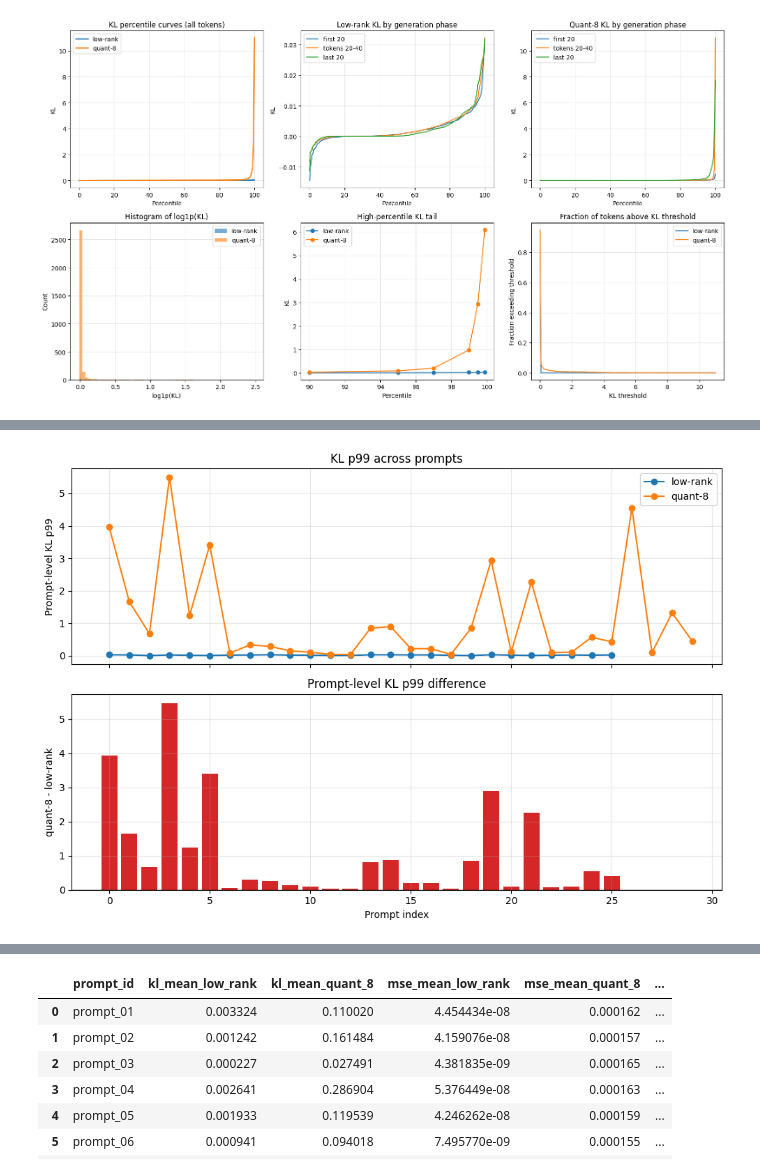
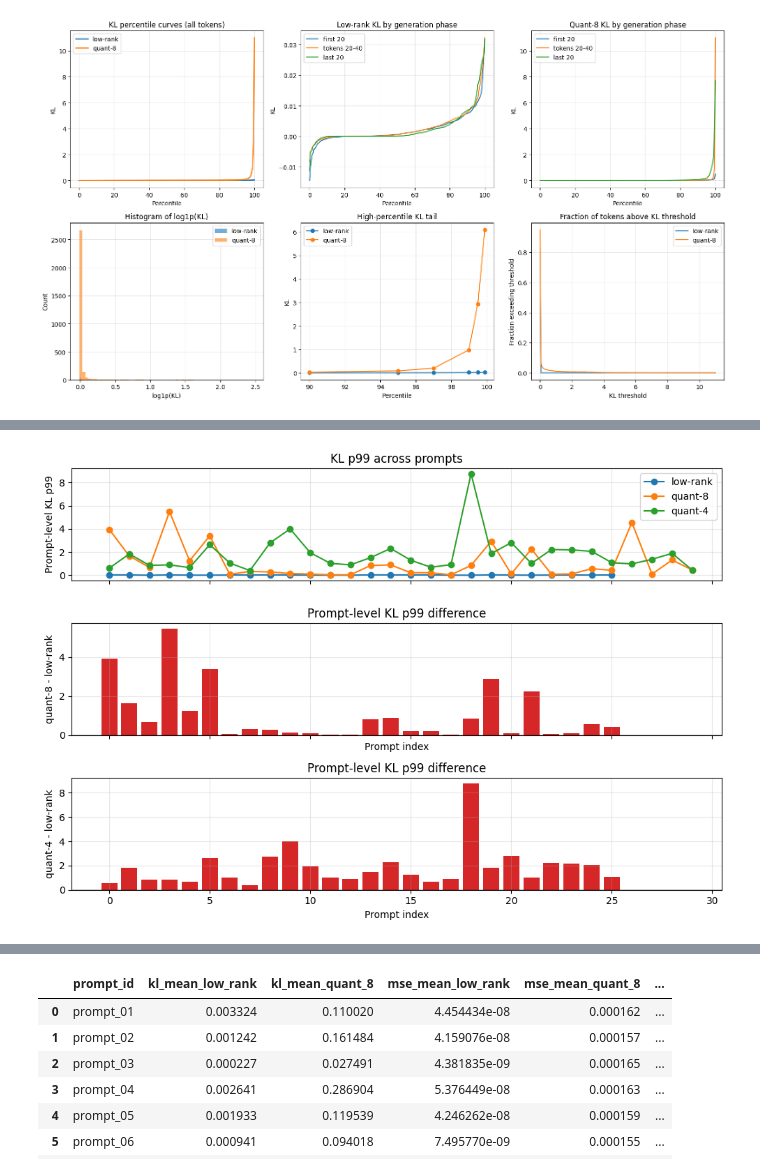
Before and after one commit to Teddygat0r/sssm-states, a Jupyter notebook: data_analysis_mamba.ipynb, the cells around one changed output, grey strips where cells are left out. Cells and saved outputs as stored; diff of their text form; code cells hidden in the pictures.

Commit message:
Debugged Zamba2 exp scripts, added setup script. Added quant4 in data analysis notebook

```diff
--- a/data_analysis_mamba.ipynb
+++ b/data_analysis_mamba.ipynb
@@ -93,7 +97,8 @@ all_prompt_ids_q
  'prompt_30']
 # %%
 records_svd = load_run(RUN_DIR_svd)
-records_q = load_run(RUN_DIR_q)
+records_q8 = load_run(RUN_DIR_q8)
+records_q4 = load_run(RUN_DIR_q4)
 
-len(records_svd), len(records_q)
+len(records_svd), len(records_q8), len(records_q4)
 # %% [output]
@@ -428,7 +477,8 @@ def get_kl_tensors(records):
     return [r["kl"].float().cpu().numpy() for r in records if r["kl"] is not None]
 
 kl_tensors_svd = get_kl_tensors(records_svd)
-kl_tensors_q = get_kl_tensors(records_q)
+kl_tensors_q8 = get_kl_tensors(records_q8)
+kl_tensors_q4 = get_kl_tensors(records_q4)
 
 def trimmed_mean(arr, percentiles=(10, 90)):
     bottom, top = np.percentile(arr, percentiles)
@@ -439,19 +489,24 @@ def spike_rate(arr, spike_threshold=2.0):
     return float(np.mean(arr > spike_threshold))
 
 kl_median_svd = [np.median(t) for t in kl_tensors_svd]
-kl_median_q = [np.median(t) for t in kl_tensors_q]
+kl_median_q8 = [np.median(t) for t in kl_tensors_q8]
+kl_median_q4 = [np.median(t) for t in kl_tensors_q4]
 
 kl_trimmed_mean_svd = [trimmed_mean(t) for t in kl_tensors_svd]
-kl_trimmed_mean_q = [trimmed_mean(t) for t in kl_tensors_q]
+kl_trimmed_mean_q8 = [trimmed_mean(t) for t in kl_tensors_q8]
+kl_trimmed_mean_q4 = [trimmed_mean(t) for t in kl_tensors_q4]
 
 kl_p99_svd = [np.percentile(t, 99) for t in kl_tensors_svd]
-kl_p99_q = [np.percentile(t, 99) for t in kl_tensors_q]
+kl_p99_q8 = [np.percentile(t, 99) for t in kl_tensors_q8]
+kl_p99_q4 = [np.percentile(t, 99) for t in kl_tensors_q4]
 
 spike_rates_svd = [spike_rate(t) for t in kl_tensors_svd]
-spike_rates_q = [spike_rate(t) for t in kl_tensors_q]
+spike_rates_q8 = [spike_rate(t) for t in kl_tensors_q8]
+spike_rates_q4 = [spike_rate(t) for t in kl_tensors_q4]
 
 print("Average spike rate low-rank:", np.mean(spike_rates_svd))
-print("Average spike rate quant-8:", np.mean(spike_rates_q))
+print("Average spike rate quant-8:", np.mean(spike_rates_q8))
+print("Average spike rate quant-4:", np.mean(spike_rates_q4))
 # %% [output]
 Average spike rate low-rank: 0.0
 Average spike rate quant-8: 0.006
@@ -622,7 +678,8 @@ def prompt_stats(tensors, label):
 
 prompt_df = pd.concat([
     prompt_stats(kl_tensors_svd, "low-rank"),
-    prompt_stats(kl_tensors_q, "quant-8"),
+    prompt_stats(kl_tensors_q8, "quant-8"),
+    prompt_stats(kl_tensors_q4, "quant-4"),
 ], ignore_index=True)
 
 prompt_df.head()
@@ -635,29 +692,39 @@ prompt_df.head()
 | 4 | low-rank | 4 | 0.001933 | 0.000383 | 0.006186 | 0.008514 | 0.012330 | 0.012390 | 0.0 | 0.0 |
 # %%
 plot_df = prompt_df.pivot(index="prompt_idx", columns="method", values="p99").sort_index()
-plot_df["diff_q_minus_svd"] = plot_df["quant-8"] - plot_df["low-rank"]
+plot_df["diff_q8_minus_svd"] = plot_df["quant-8"] - plot_df["low-rank"]
+plot_df["diff_q4_minus_svd"] = plot_df["quant-4"] - plot_df["low-rank"]
 
-fig, axes = plt.subplots(2, 1, figsize=(10, 7), sharex=True)
+fig, axes = plt.subplots(3, 1, figsize=(10, 7), sharex=True)
 
 axes[0].plot(plot_df.index, plot_df["low-rank"], marker="o", label="low-rank")
 axes[0].plot(plot_df.index, plot_df["quant-8"], marker="o", label="quant-8")
+axes[0].plot(plot_df.index, plot_df["quant-4"], marker="o", label="quant-4")
 axes[0].set_ylabel("Prompt-level KL p99")
 axes[0].set_title("KL p99 across prompts")
 axes[0].legend()
 axes[0].grid(alpha=0.3)
 
-colors = ["tab:red" if x > 0 else "tab:blue" for x in plot_df["diff_q_minus_svd"]]
-axes[1].bar(plot_df.index, plot_df["diff_q_minus_svd"], color=colors)
+colors = ["tab:red" if x > 0 else "tab:blue" for x in plot_df["diff_q8_minus_svd"]]
+axes[1].bar(plot_df.index, plot_df["diff_q8_minus_svd"], color=colors)
 axes[1].axhline(0, color="black", linewidth=1)
 axes[1].set_xlabel("Prompt index")
 axes[1].set_ylabel("quant-8 - low-rank")
 axes[1].set_title("Prompt-level KL p99 difference")
 axes[1].grid(alpha=0.3)
 
+colors = ["tab:red" if x > 0 else "tab:blue" for x in plot_df["diff_q4_minus_svd"]]
+axes[2].bar(plot_df.index, plot_df["diff_q4_minus_svd"], color=colors)
+axes[2].axhline(0, color="black", linewidth=1)
+axes[2].set_xlabel("Prompt index")
+axes[2].set_ylabel("quant-4 - low-rank")
+axes[2].set_title("Prompt-level KL p99 difference")
+axes[2].grid(alpha=0.3)
+
 plt.tight_layout()
 plt.show()
 # %% [output]
-[figure, old version]
+[figure, new version]
 # %%
 fig, axes = plt.subplots(2, 2, figsize=(12, 8))
 
```
Also changed, not shown: parts of 13 cells of this notebook, 5 other files.
